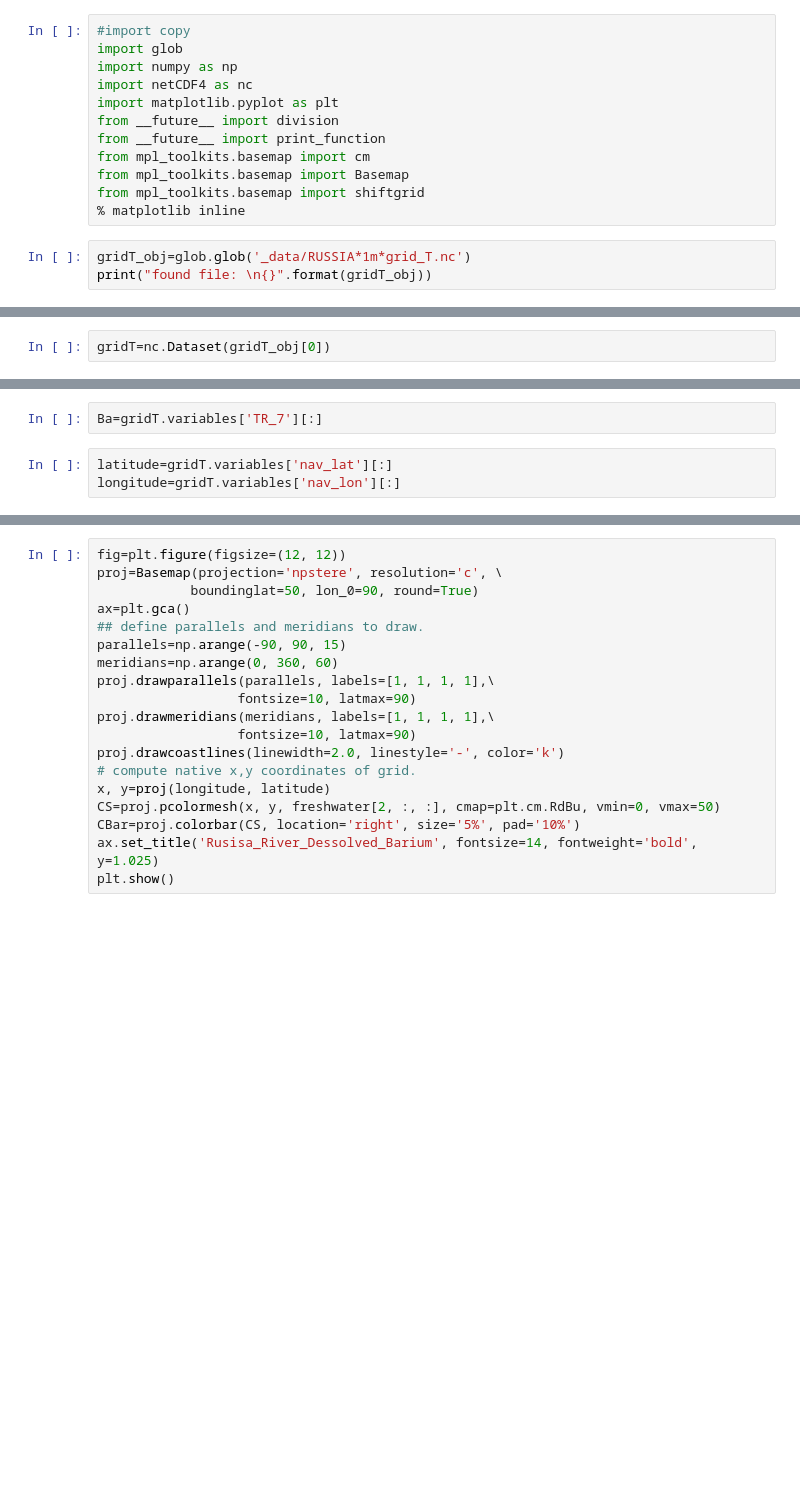
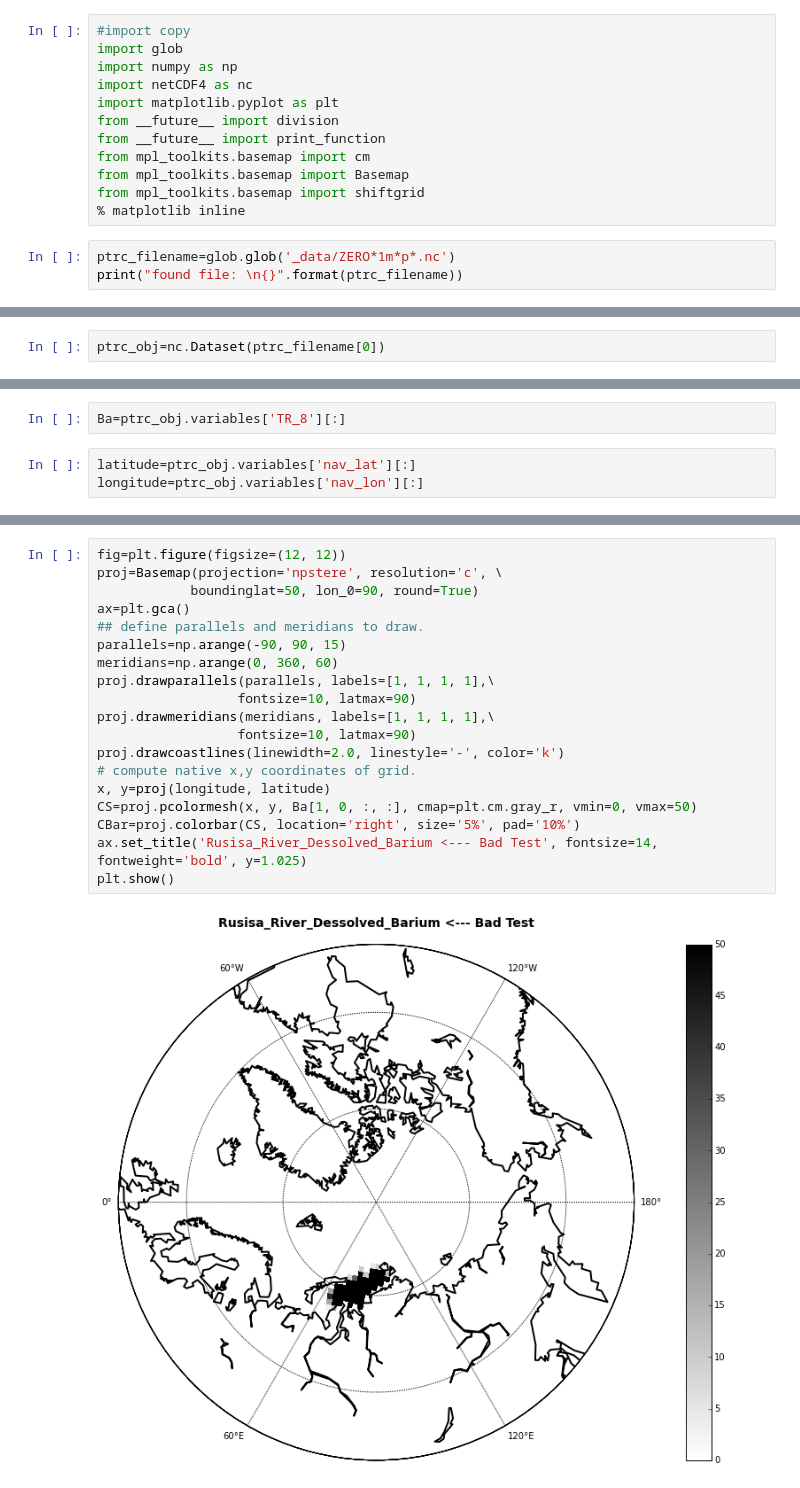
Before and after one commit to UBC-MOAD/ccar-modeling-nemo-tools, a Jupyter notebook: 06_Dissolved_Barium_Ba.ipynb, the cells around one changed output, grey strips where cells are left out. Saved outputs shown, nothing was run; the diff lists cells and outputs as text; blank space fills up the shorter version.

```diff
--- a/06_Dissolved_Barium_Ba.ipynb
+++ b/06_Dissolved_Barium_Ba.ipynb
@@ -11,5 +11,5 @@ from mpl_toolkits.basemap import Basemap
 from mpl_toolkits.basemap import shiftgrid
 % matplotlib inline
 # %%
-gridT_obj=glob.glob('_data/RUSSIA*1m*grid_T.nc')
-print("found file: \n{}".format(gridT_obj))
+ptrc_filename=glob.glob('_data/ZERO*1m*p*.nc')
+print("found file: \n{}".format(ptrc_filename))
@@ -16,2 +19,2 @@ print("found file: \n{}".format(gridT_obj))
 # %%
-gridT=nc.Dataset(gridT_obj[0])
+ptrc_obj=nc.Dataset(ptrc_filename[0])
@@ -18,5 +25,5 @@ gridT=nc.Dataset(gridT_obj[0])
 # %%
-Ba=gridT.variables['TR_7'][:]
+Ba=ptrc_obj.variables['TR_8'][:]
 # %%
-latitude=gridT.variables['nav_lat'][:]
-longitude=gridT.variables['nav_lon'][:]
+latitude=ptrc_obj.variables['nav_lat'][:]
+longitude=ptrc_obj.variables['nav_lon'][:]
@@ -23,19 +34,21 @@ longitude=gridT.variables['nav_lon'][:]
 # %%
 fig=plt.figure(figsize=(12, 12))
 proj=Basemap(projection='npstere', resolution='c', \
             boundinglat=50, lon_0=90, round=True)
 ax=plt.gca()
 ## define parallels and meridians to draw.
 parallels=np.arange(-90, 90, 15)
 meridians=np.arange(0, 360, 60)
 proj.drawparallels(parallels, labels=[1, 1, 1, 1],\
                   fontsize=10, latmax=90)
 proj.drawmeridians(meridians, labels=[1, 1, 1, 1],\
                   fontsize=10, latmax=90)
 proj.drawcoastlines(linewidth=2.0, linestyle='-', color='k')
 # compute native x,y coordinates of grid.
 x, y=proj(longitude, latitude)
-CS=proj.pcolormesh(x, y, freshwater[2, :, :], cmap=plt.cm.RdBu, vmin=0, vmax=50)
+CS=proj.pcolormesh(x, y, Ba[1, 0, :, :], cmap=plt.cm.gray_r, vmin=0, vmax=50)
 CBar=proj.colorbar(CS, location='right', size='5%', pad='10%')
-ax.set_title('Rusisa_River_Dessolved_Barium', fontsize=14, fontweight='bold', y=1.025)
+ax.set_title('Rusisa_River_Dessolved_Barium <--- Bad Test', fontsize=14, fontweight='bold', y=1.025)
 plt.show()
+# %% [output]
+[figure, added]
```
Also changed, not shown: parts of 3 cells of this notebook, 2 other files.
